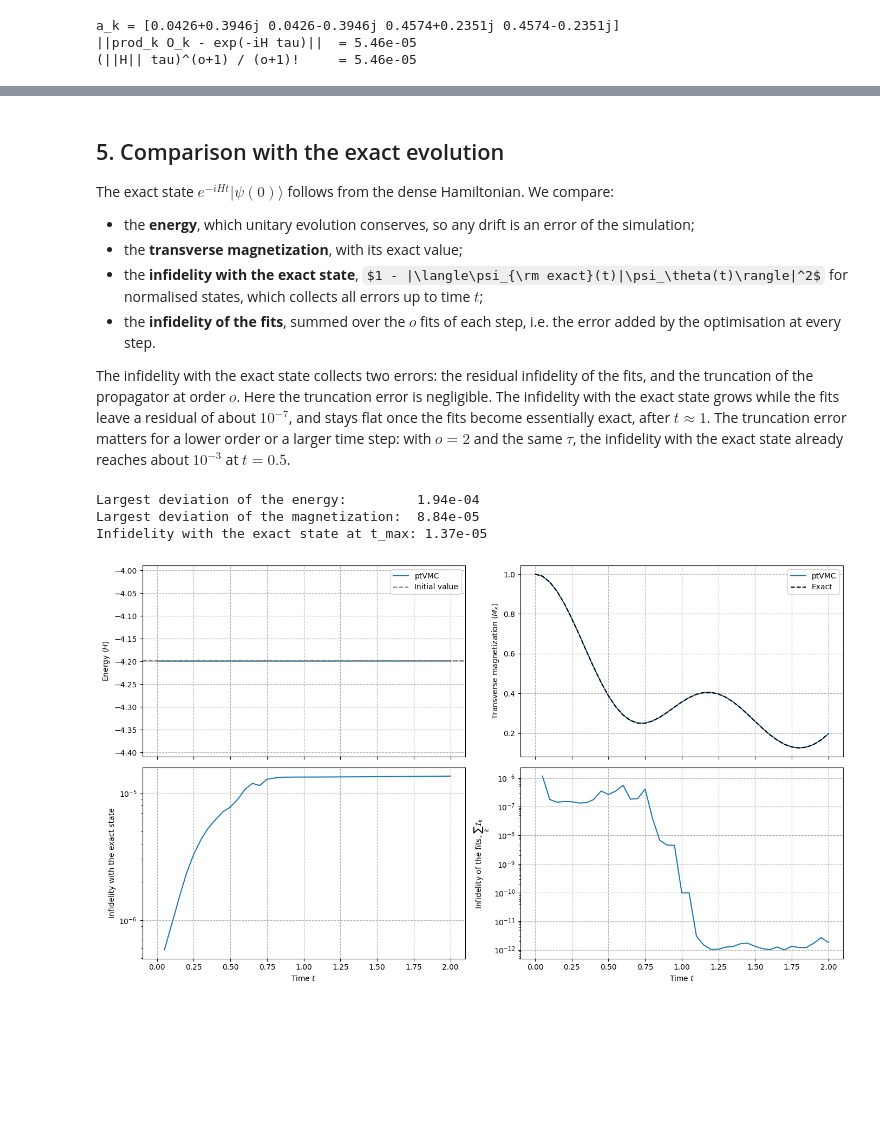
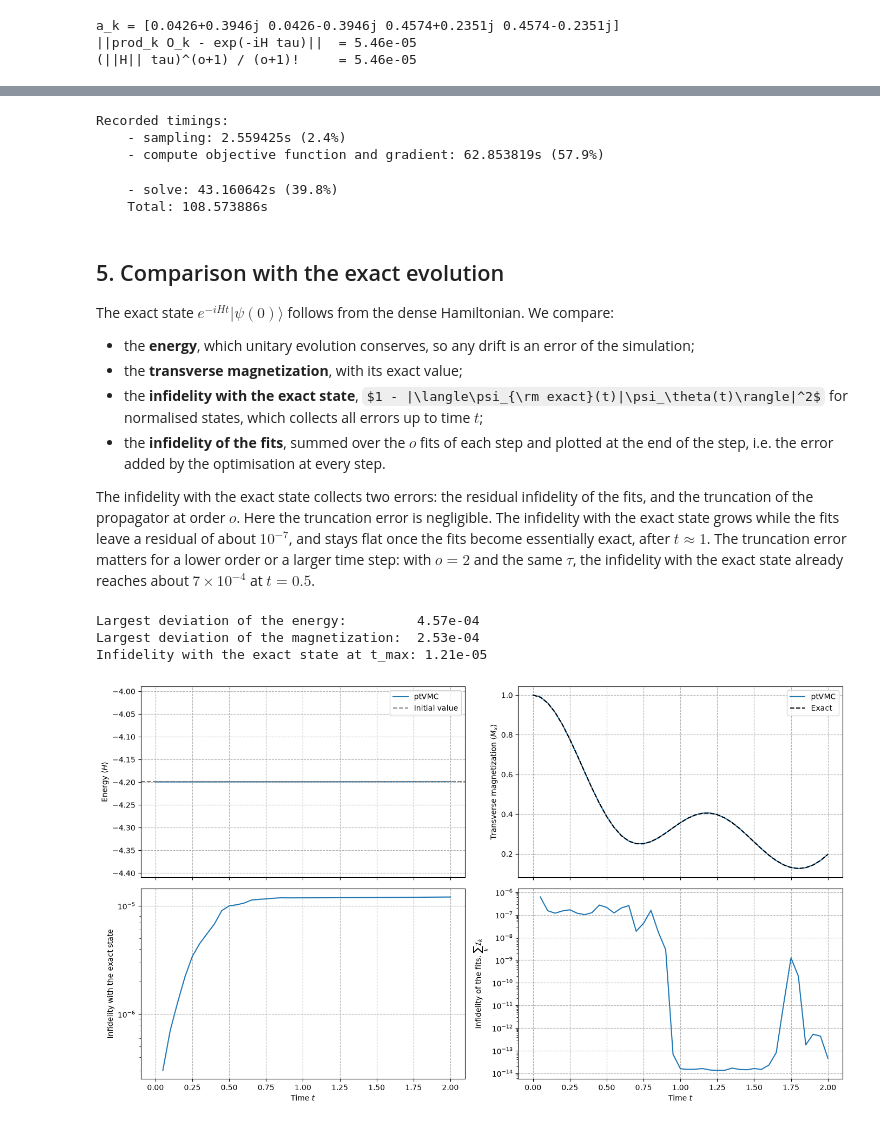
Before and after one commit to msolinas28/Custom_jVMC, a Jupyter notebook: examples/projected_time_evolution.ipynb, the cells around one changed output, grey strips where cells are left out. Saved outputs shown, nothing was run; the diff lists cells and outputs as text; code cells hidden in the pictures; some formulas as TeX source; blank space fills up the shorter version.

```diff
--- a/examples/projected_time_evolution.ipynb
+++ b/examples/projected_time_evolution.ipynb
@@ -62,14 +59,9 @@ for l in range(L):
     M_x += op.SigmaX(l)
 M_x /= L
 
-# Variational state psi and reference state chi, with the same network
 net = jVMC_exp.nets.CpxRBM(num_hidden=10, bias=True)
 psi = jVMC_exp.vqs.NQS(net, sample_shape=L, batch_size=2**L, seed=123)
-chi = jVMC_exp.vqs.NQS(net, sample_shape=L, batch_size=2**L)
-chi.parameters = psi.parameters
-
-psi_sampler = jVMC_exp.sampler.ExactSampler(psi)
-chi_sampler = jVMC_exp.sampler.ExactSampler(chi)
+sampler = jVMC_exp.sampler.ExactSampler(psi)
 
 print("Number of parameters: ", psi.num_parameters)
 # %% [output]
@@ -164,3 +117,9 @@ def fit(loss, norm_operator):
+# %%
+num_fit_steps = 20
+learning_rate = 0.5
+
+opt = jVMC_exp.optimizer.SR(sampler, psi, diagonal_shift=1e-4)
+ptvmc = jVMC_exp.util.PTVMC(opt, jVMC_exp.stepper.Euler(learning_rate), num_fit_steps)
 # %% [markdown]
 ## 4. Run the time evolution
 
@@ -194,3 +129,25 @@ magnetization = np.array(magnetization)
+# %%
+states = []
+observables, metadata = ptvmc.time_evolution(
+    t_max,
+    jVMC_exp.objective_function.Observable(hamiltonian),
+    propagator,
+    observables={"magnetization": M_x},
+    callback=lambda: states.append(np.asarray(psi.to_array(basis))),
+    save_meta_data=True,
+)
+
+times = np.array(observables["times"])
+energy = np.array(observables["energy"]["mean"])
+magnetization = np.array(observables["magnetization"]["mean"])
+# One entry per step, the sum of the infidelities of its fits
+fit_infidelity = np.array(metadata["total_infidelity"]["mean"])
+# %% [output]
+Recorded timings:
+    - sampling: 2.559425s (2.4%)
+    - compute objective function and gradient: 62.853819s (57.9%)
+    - solve: 43.160642s (39.8%)
+    Total: 108.573886s
 # %% [markdown]
 ## 5. Comparison with the exact evolution
 
@@ -199,9 +156,9 @@ The exact state $e^{-iHt}|\psi(0)\rangle$ follows from the dense Hamiltonian. We
 - the **energy**, which unitary evolution conserves, so any drift is an error of the simulation;
 - the **transverse magnetization**, with its exact value;
 - the **infidelity with the exact state**, $1 - |\langle\psi_{\rm exact}(t)|\psi_\theta(t)\rangle|^2$ for normalised states, which collects all errors up to time $t$;
-- the **infidelity of the fits**, summed over the $o$ fits of each step, i.e. the error added by the optimisation at every step.
+- the **infidelity of the fits**, summed over the $o$ fits of each step and plotted at the end of the step, i.e. the error added by the optimisation at every step.
 
-The infidelity with the exact state collects two errors: the residual infidelity of the fits, and the truncation of the propagator at order $o$. Here the truncation error is negligible. The infidelity with the exact state grows while the fits leave a residual of about $10^{-7}$, and stays flat once the fits become essentially exact, after $t\approx 1$. The truncation error matters for a lower order or a larger time step: with $o = 2$ and the same $\tau$, the infidelity with the exact state already reaches about $10^{-3}$ at $t = 0.5$.
+The infidelity with the exact state collects two errors: the residual infidelity of the fits, and the truncation of the propagator at order $o$. Here the truncation error is negligible. The infidelity with the exact state grows while the fits leave a residual of about $10^{-7}$, and stays flat once the fits become essentially exact, after $t\approx 1$. The truncation error matters for a lower order or a larger time step: with $o = 2$ and the same $\tau$, the infidelity with the exact state already reaches about $7\times10^{-4}$ at $t = 0.5$.
 # %%
 exact_states = [exact_propagator(t) @ states[0] for t in times]
 exact_magnetization = np.array([np.real(np.vdot(v, M_x_dense @ v)) for v in exact_states])
@@ -215,38 +172,38 @@ ax.axhline(energy[0], ls="--", color="gray", label="Initial value")
 ax.set_ylim(energy[0] - 0.05 * abs(energy[0]), energy[0] + 0.05 * abs(energy[0]))
 ax.set_ylabel(r"Energy $\langle H\rangle$")
 ax.legend()
 
 ax = axs[0, 1]
 ax.plot(times, magnetization, label="ptVMC")
 ax.plot(times, exact_magnetization, "--", color="black", label="Exact")
 ax.set_ylabel(r"Transverse magnetization $\langle M_x\rangle$")
 ax.legend()
 
 ax = axs[1, 0]
 ax.plot(times[1:], exact_infidelity[1:])
 ax.set_yscale("log")
 ax.set_ylabel(r"Infidelity with the exact state")
 
 ax = axs[1, 1]
-ax.plot(times[1:], fit_infidelity.sum(axis=1))
+ax.plot(times[1:], fit_infidelity)
 ax.set_yscale("log")
 ax.set_ylabel(r"Infidelity of the fits, $\sum_k \mathcal{I}_k$")
 
 for ax in axs.flat:
     ax.grid(ls="--")
 for ax in axs[1]:
     ax.set_xlabel(r"Time $t$")
 
 plt.tight_layout()
 
 print(f"Largest deviation of the energy:         {np.abs(energy - energy[0]).max():.2e}")
 print(f"Largest deviation of the magnetization:  {np.abs(magnetization - exact_magnetization).max():.2e}")
 print(f"Infidelity with the exact state at t_max: {exact_infidelity[-1]:.2e}")
 # %% [output]
-Largest deviation of the energy:         1.94e-04
-Largest deviation of the magnetization:  8.84e-05
-Infidelity with the exact state at t_max: 1.37e-05
+Largest deviation of the energy:         4.57e-04
+Largest deviation of the magnetization:  2.53e-04
+Infidelity with the exact state at t_max: 1.21e-05
-[figure, old version]
+[figure, new version]
 # %% [markdown]
 ## Going further
 
```
Also changed, not shown: parts of 12 cells of this notebook, 8 other files.
